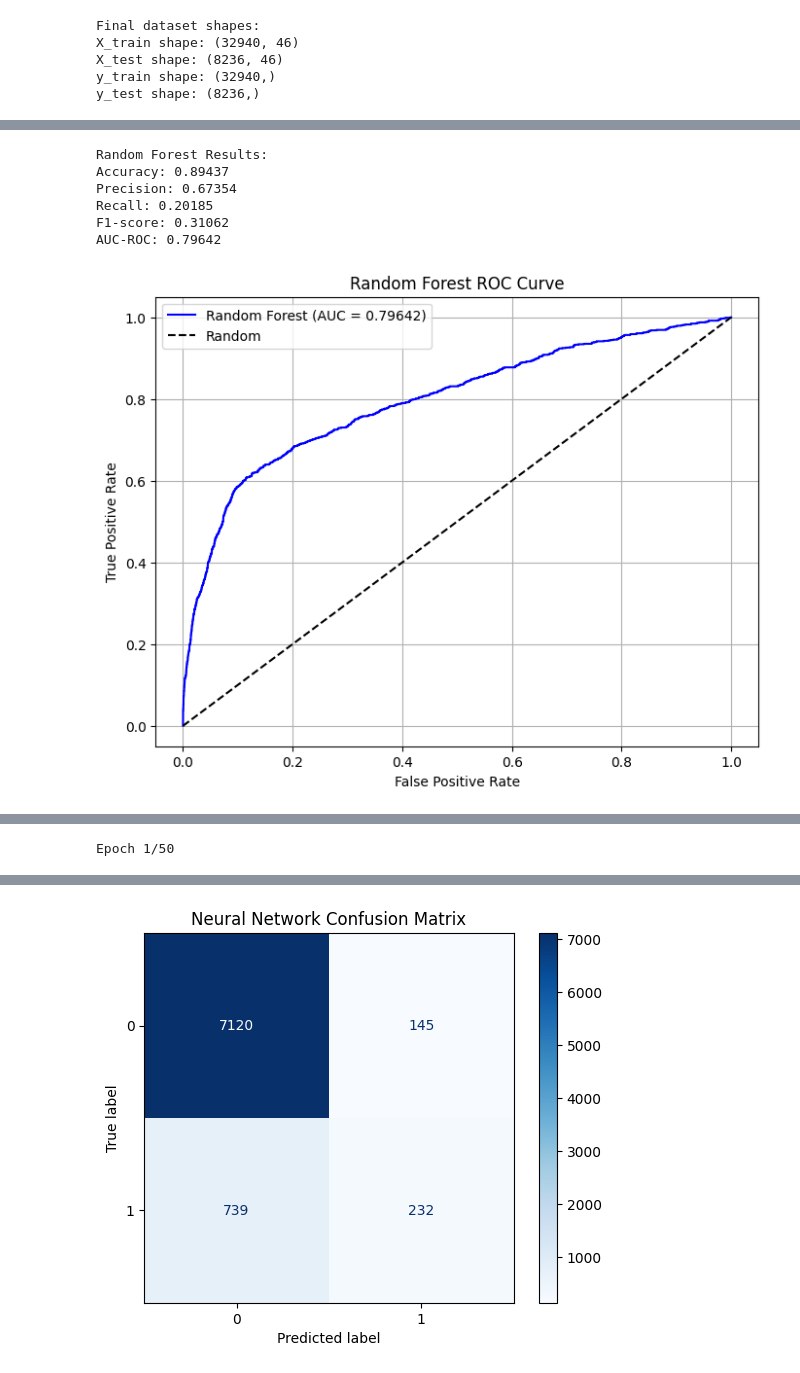
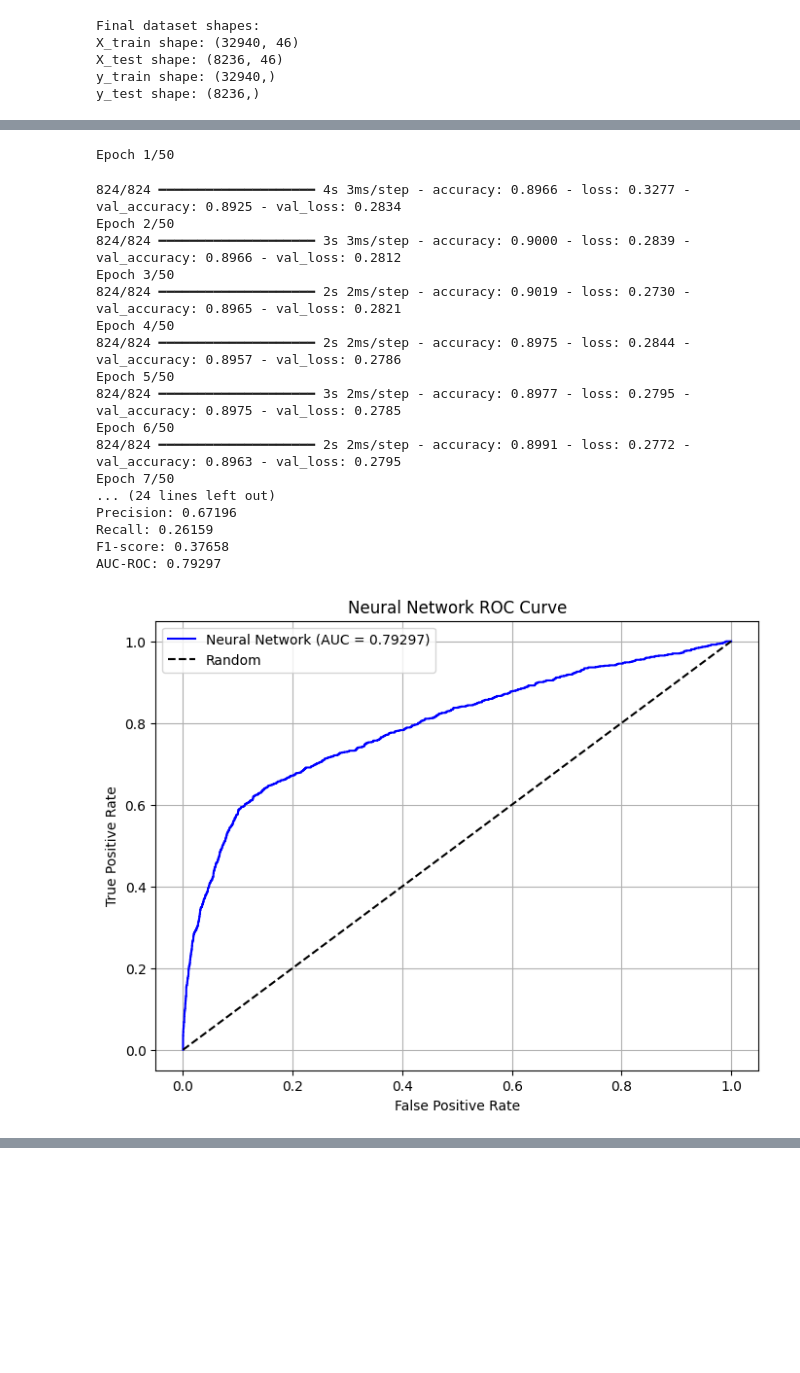
Before and after one commit to Senuth-Per/ML_Coursework_Banking_Systerm, a Jupyter notebook: Ml_CW.ipynb, the cells around one changed output, grey strips where cells are left out. Drawn from its saved outputs; the diff is of its cells as text; code cells hidden in the pictures; blank space fills up the shorter version.

Commit message:
Update the model comparison

```diff
--- a/Ml_CW.ipynb
+++ b/Ml_CW.ipynb
@@ -237,4 +254,7 @@ def train_random_forest(X_train, y_train, X_test, y_test):
 # %%
+from tensorflow.keras.models import Sequential
+from tensorflow.keras.layers import Dense, Dropout
+
 # Neural Network Model
 def train_neural_network(X_train, y_train, X_test, y_test):
 
@@ -266,66 +286,60 @@ def train_neural_network(X_train, y_train, X_test, y_test):
     history = nn_model.fit(
         X_train, y_train,
         epochs=50,
         batch_size=32,
         validation_split=0.2,
         callbacks=[early_stopping],
         verbose=1
     )
 
     # Evaluate model
+    #The following lines were incorrectly indented causing the error. Fixed by aligning with the function's indentation
     y_pred_nn = (nn_model.predict(X_test) > 0.5).astype("int32").flatten()
     y_proba_nn = nn_model.predict(X_test)
 
-    # Calculate metrics
-    accuracy_nn = accuracy_score(y_test, y_pred_nn)
-    precision_nn = precision_score(y_test, y_pred_nn)
-    recall_nn = recall_score(y_test, y_pred_nn)
-    f1_nn = f1_score(y_test, y_pred_nn)
-    auc_roc_nn = roc_auc_score(y_test, y_proba_nn)
-
     print("\nNeural Network Results:")
-    print(f"Accuracy: {accuracy_nn:.5f}")
-    print(f"Precision: {precision_nn:.5f}")
-    print(f"Recall: {recall_nn:.5f}")
-    print(f"F1-score: {f1_nn:.5f}")
-    print(f"AUC-ROC: {auc_roc_nn:.5f}")
+    nn_metrics = evaluate_model(y_test, y_pred_nn, y_proba_nn)
 
     # ROC Curve for Neural Network
-    fpr_nn, tpr_nn, _ = roc_curve(y_test, y_proba_nn) #Fixed indentation here
+    fpr_nn, tpr_nn, _ = roc_curve(y_test, y_proba_nn)
     plt.figure(figsize=(8, 6))
-    plt.plot(fpr_nn, tpr_nn, label=f"Neural Network (AUC = {auc_roc_nn:.5f})", color='blue')
+    plt.plot(fpr_nn, tpr_nn, label=f"Neural Network (AUC = {nn_metrics['auc_roc']:.5f})", color='blue')
     plt.plot([0, 1], [0, 1], 'k--', label="Random")
     plt.title("Neural Network ROC Curve")
     plt.xlabel("False Positive Rate")
     plt.ylabel("True Positive Rate")
     plt.legend()
     plt.grid()
     plt.show()
 
     # Confusion Matrix for Neural Network
-    cm_nn = confusion_matrix(y_test, y_pred_nn) #Fixed indentation here
-    disp_nn = ConfusionMatrixDisplay(confusion_matrix=cm_nn) #Fixed indentation here
-    disp_nn.plot(cmap=plt.cm.Blues) #Fixed indentation here
-    plt.title("Neural Network Confusion Matrix") #Fixed indentation here
-    plt.show() #Fixed indentation here
+    cm_nn = confusion_matrix(y_test, y_pred_nn)
+    disp_nn = ConfusionMatrixDisplay(confusion_matrix=cm_nn)
+    disp_nn.plot(cmap=plt.cm.Blues)
+    plt.title("Neural Network Confusion Matrix")
+    plt.show()
 
-    return {
-        'model': nn_model,
-        'accuracy': accuracy_nn,
-        'precision': precision_nn,
-        'recall': recall_nn,
-        'f1': f1_nn,
-        'auc_roc': auc_roc_nn
-    }
+    return nn_metrics
 
-# Train and Evaluate Models
-rf_metrics = train_random_forest(X_train, y_train, X_test, y_test)
+# Train and evaluate Neural Network model
 nn_metrics = train_neural_network(X_train, y_train, X_test, y_test)
 # %% [output]
-Random Forest Results:
-Accuracy: 0.89437
-Precision: 0.67354
-Recall: 0.20185
-F1-score: 0.31062
-AUC-ROC: 0.79642
+Epoch 1/50
+824/824 ━━━━━━━━━━━━━━━━━━━━ 4s 3ms/step - accuracy: 0.8966 - loss: 0.3277 - val_accuracy: 0.8925 - val_loss: 0.2834
+Epoch 2/50
+824/824 ━━━━━━━━━━━━━━━━━━━━ 3s 3ms/step - accuracy: 0.9000 - loss: 0.2839 - val_accuracy: 0.8966 - val_loss: 0.2812
+Epoch 3/50
+824/824 ━━━━━━━━━━━━━━━━━━━━ 2s 2ms/step - accuracy: 0.9019 - loss: 0.2730 - val_accuracy: 0.8965 - val_loss: 0.2821
+Epoch 4/50
+824/824 ━━━━━━━━━━━━━━━━━━━━ 2s 2ms/step - accuracy: 0.8975 - loss: 0.2844 - val_accuracy: 0.8957 - val_loss: 0.2786
+Epoch 5/50
+824/824 ━━━━━━━━━━━━━━━━━━━━ 3s 2ms/step - accuracy: 0.8977 - loss: 0.2795 - val_accuracy: 0.8975 - val_loss: 0.2785
+Epoch 6/50
+824/824 ━━━━━━━━━━━━━━━━━━━━ 2s 2ms/step - accuracy: 0.8991 - loss: 0.2772 - val_accuracy: 0.8963 - val_loss: 0.2795
+Epoch 7/50
+... (24 lines left out)
+Precision: 0.67196
+Recall: 0.26159
+F1-score: 0.37658
+AUC-ROC: 0.79297
-[figure, old version]
+[figure, new version]
@@ -333 +346,0 @@ AUC-ROC: 0.79642
-Epoch 1/50
@@ -352,4 +347,3 @@ AUC-ROC: 0.78979
-[figure, removed]
 # %%
 # Compare models
 comparison_df = pd.DataFrame({
```
Also changed, not shown: parts of 4 cells of this notebook.
